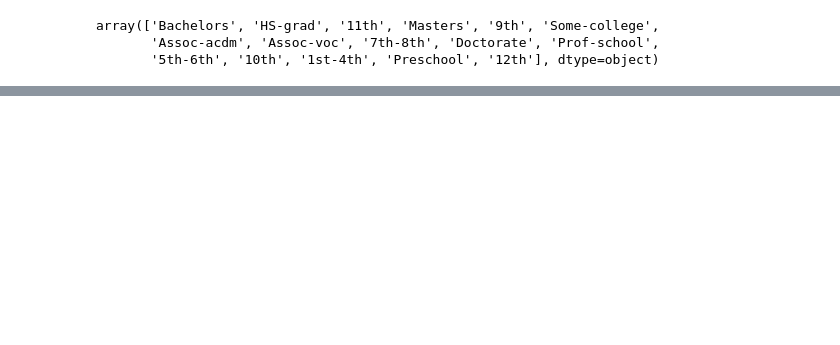
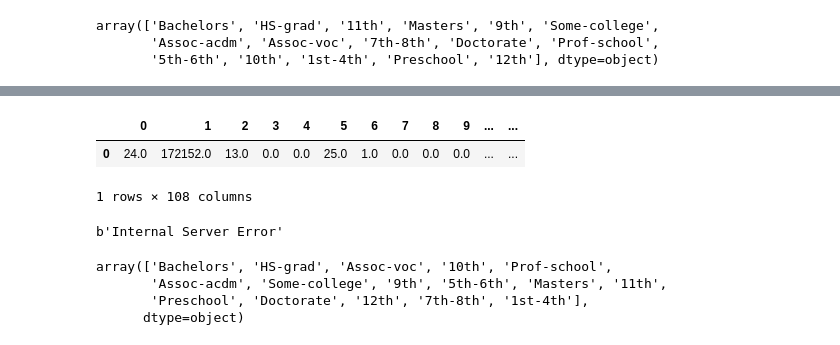
Before and after one commit to pedroberaldo/deploy_project, a Jupyter notebook: starter/cleaning_data.ipynb, the cells around one changed output, grey strips where cells are left out. Saved outputs shown, nothing was run; the diff lists cells and outputs as text; code cells hidden in the pictures; blank space fills up the shorter version.

```diff
--- a/starter/cleaning_data.ipynb
+++ b/starter/cleaning_data.ipynb
@@ -31,0 +187,6 @@ array(['Bachelors', 'HS-grad', '11th', 'Masters', '9th', 'Some-college',
+# %%
+pd.DataFrame(education).T
+# %% [output]
+|  | 0 | 1 | 2 | 3 | 4 | 5 | 6 | 7 | 8 | 9 | ... | ... |
+| 0 | 24.0 | 172152.0 | 13.0 | 0.0 | 0.0 | 25.0 | 1.0 | 0.0 | 0.0 | 0.0 | ... | ... |
+1 rows × 108 columns
@@ -31,0 +195,11 @@ array(['Bachelors', 'HS-grad', '11th', 'Masters', '9th', 'Some-college',
+# %%
+requests.post('http://localhost:8000/inference/?education='+educ, data={'education': education}).content
+# %% [output]
+b'Internal Server Error'
+# %%
+test.education.unique()
+# %% [output]
+array(['Bachelors', 'HS-grad', 'Assoc-voc', '10th', 'Prof-school',
+       'Assoc-acdm', 'Some-college', '9th', '5th-6th', 'Masters', '11th',
+       'Preschool', 'Doctorate', '12th', '7th-8th', '1st-4th'],
+      dtype=object)
```
Also changed, not shown: parts of 23 cells of this notebook, 7 other files.
